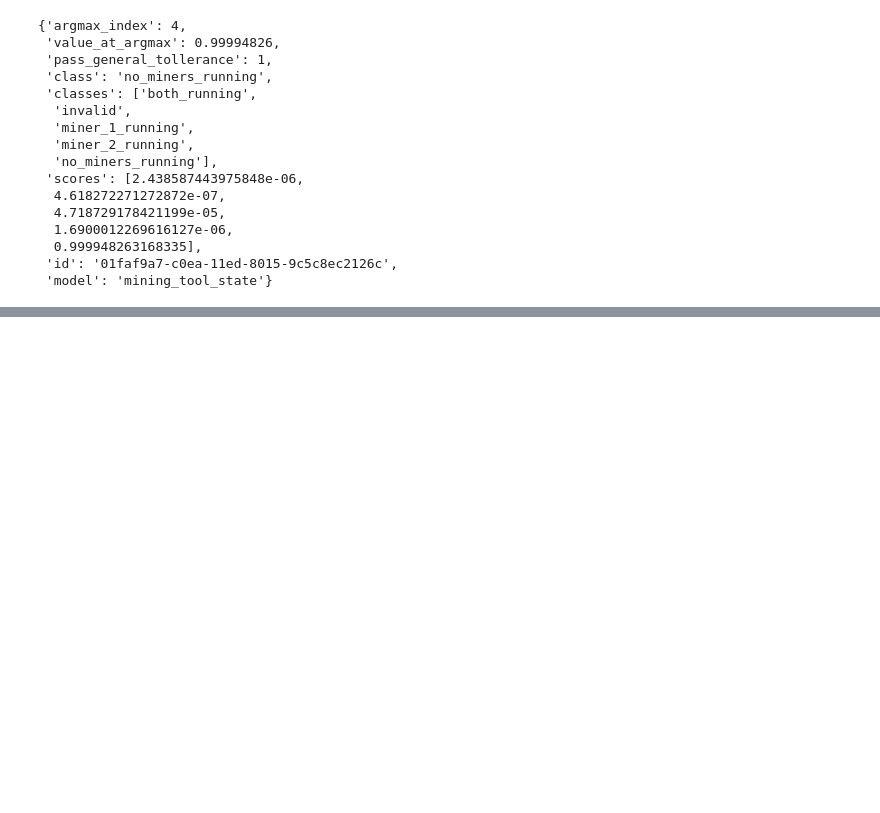
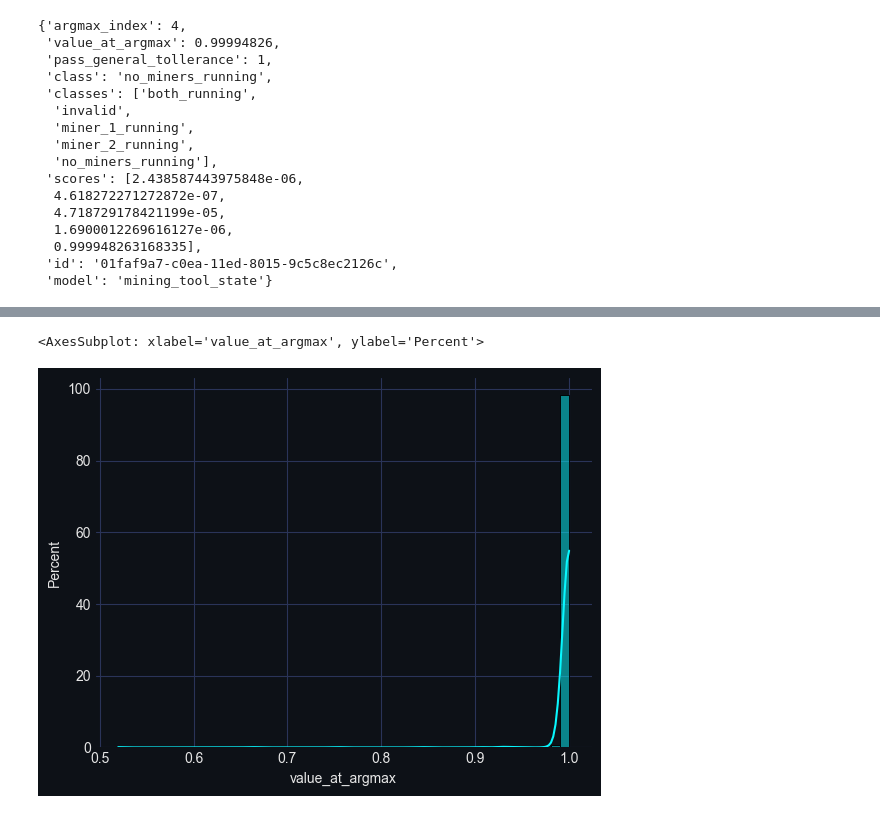
Before and after one commit to darkmatter2222/EVE-Online-Bot, a Jupyter notebook: Experiment/MinerClassAnalysis.ipynb, the cells around one changed output, grey strips where cells are left out. Saved outputs shown, nothing was run; the diff lists cells and outputs as text; code cells hidden in the pictures; blank space fills up the shorter version.

```diff
--- a/Experiment/MinerClassAnalysis.ipynb
+++ b/Experiment/MinerClassAnalysis.ipynb
@@ -102 +102,6 @@ for i, x in enumerate(df[0:n_cols].index):
+# %%
+sns.histplot(data=df, x="value_at_argmax", kde=True, bins=50, stat="percent")
+# %% [output]
+<AxesSubplot: xlabel='value_at_argmax', ylabel='Percent'>
+[figure, added]
 # %%
```
Also changed, not shown: parts of 6 cells of this notebook, 4 other files.
